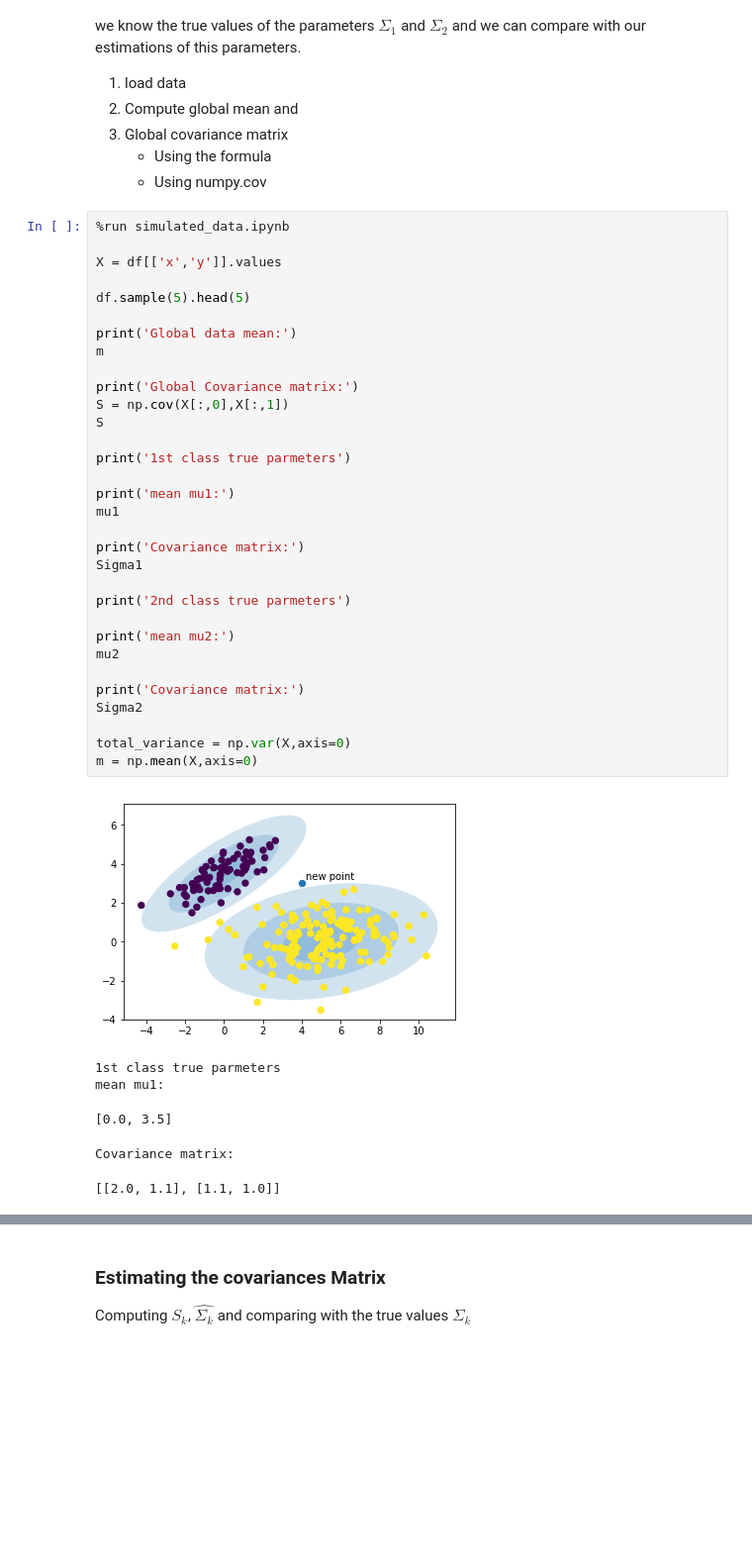
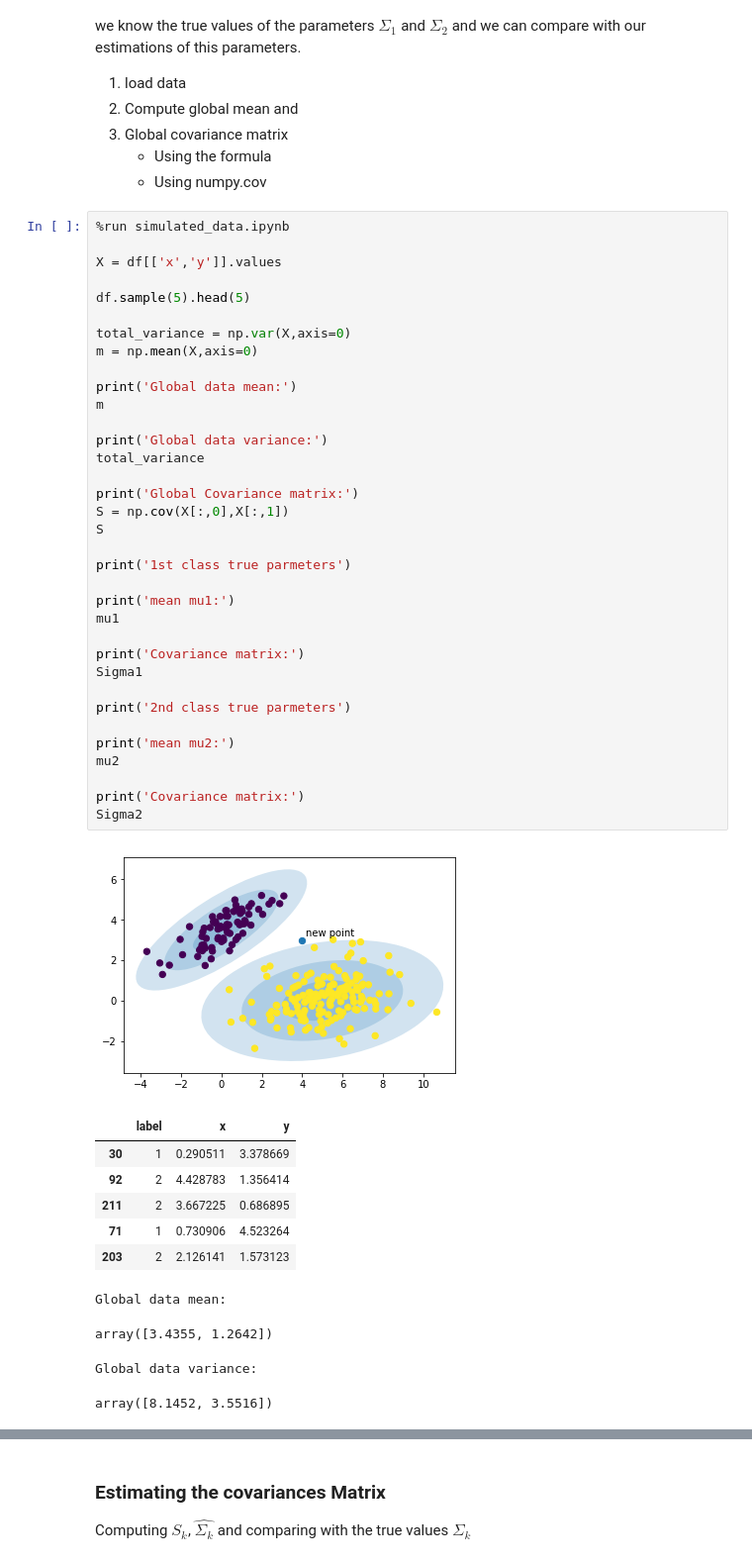
Before and after one commit to leandroohf/machine_learning_algorithms, a Jupyter notebook: intro_lda.ipynb, the cells around one changed output, grey strips where cells are left out. Shown at 99% size. Saved outputs shown, nothing was run; the diff lists cells and outputs as text; blank space fills up the shorter version.

```diff
--- a/intro_lda.ipynb
+++ b/intro_lda.ipynb
@@ -168,39 +168,47 @@ For verification of the formulas cited in the section above, we are going to com
 # %%
 %run simulated_data.ipynb
 
 X = df[['x','y']].values
 
 df.sample(5).head(5)
 
+total_variance = np.var(X,axis=0)
+m = np.mean(X,axis=0)
+
 print('Global data mean:')
 m
+
+print('Global data variance:')
+total_variance
 
 print('Global Covariance matrix:')
 S = np.cov(X[:,0],X[:,1])
 S
 
 print('1st class true parmeters')
 
 print('mean mu1:')
 mu1
 
 print('Covariance matrix:')
 Sigma1
 
 print('2nd class true parmeters')
 
 print('mean mu2:')
 mu2
 
 print('Covariance matrix:')
 Sigma2
-
-total_variance = np.var(X,axis=0)
-m = np.mean(X,axis=0)
 # %% [output]
-[figure, old version]
+[figure, new version]
+|  | label | x | y |
+| 30 | 1 | 0.290511 | 3.378669 |
+| 92 | 2 | 4.428783 | 1.356414 |
+| 211 | 2 | 3.667225 | 0.686895 |
+| 71 | 1 | 0.730906 | 4.523264 |
+| 203 | 2 | 2.126141 | 1.573123 |
-1st class true parmeters
-mean mu1:
+Global data mean:
-[0.0, 3.5]
+array([3.4355, 1.2642])
-Covariance matrix:
+Global data variance:
-[[2.0, 1.1], [1.1, 1.0]]
+array([8.1452, 3.5516])
```
Also changed, not shown: parts of 2 cells of this notebook.
